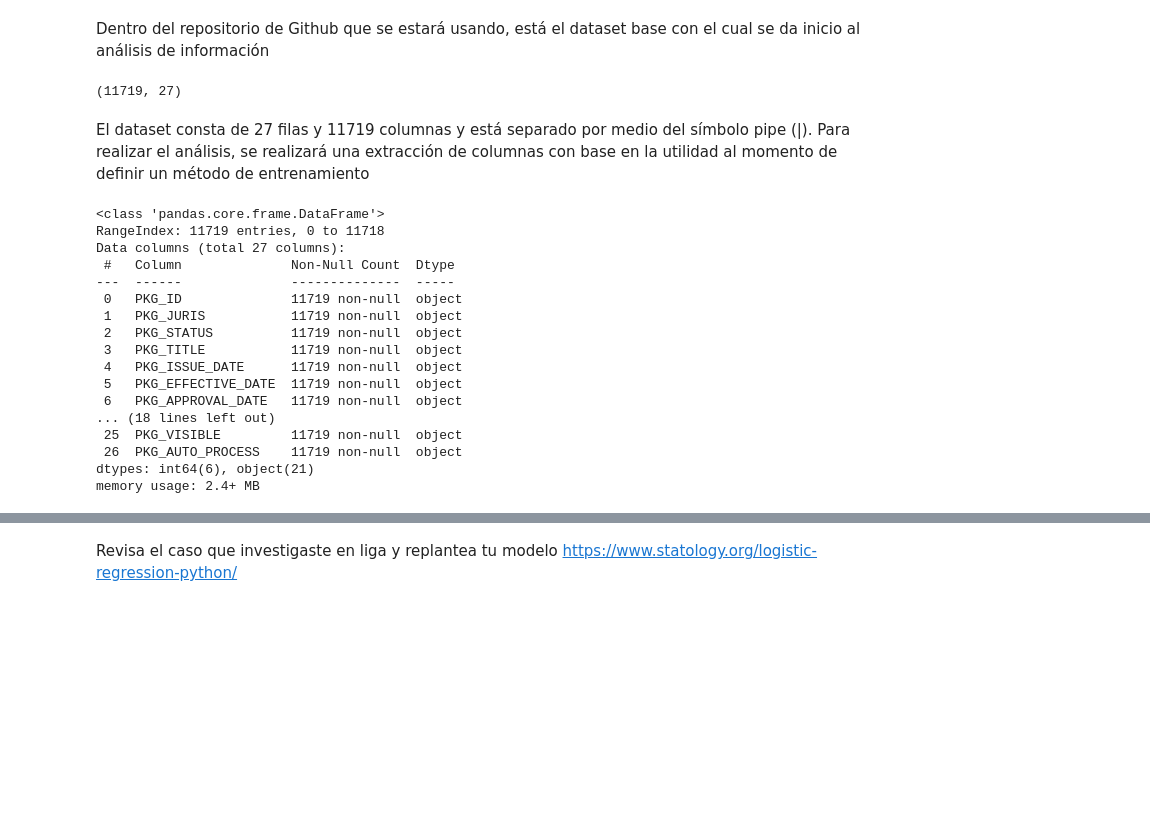
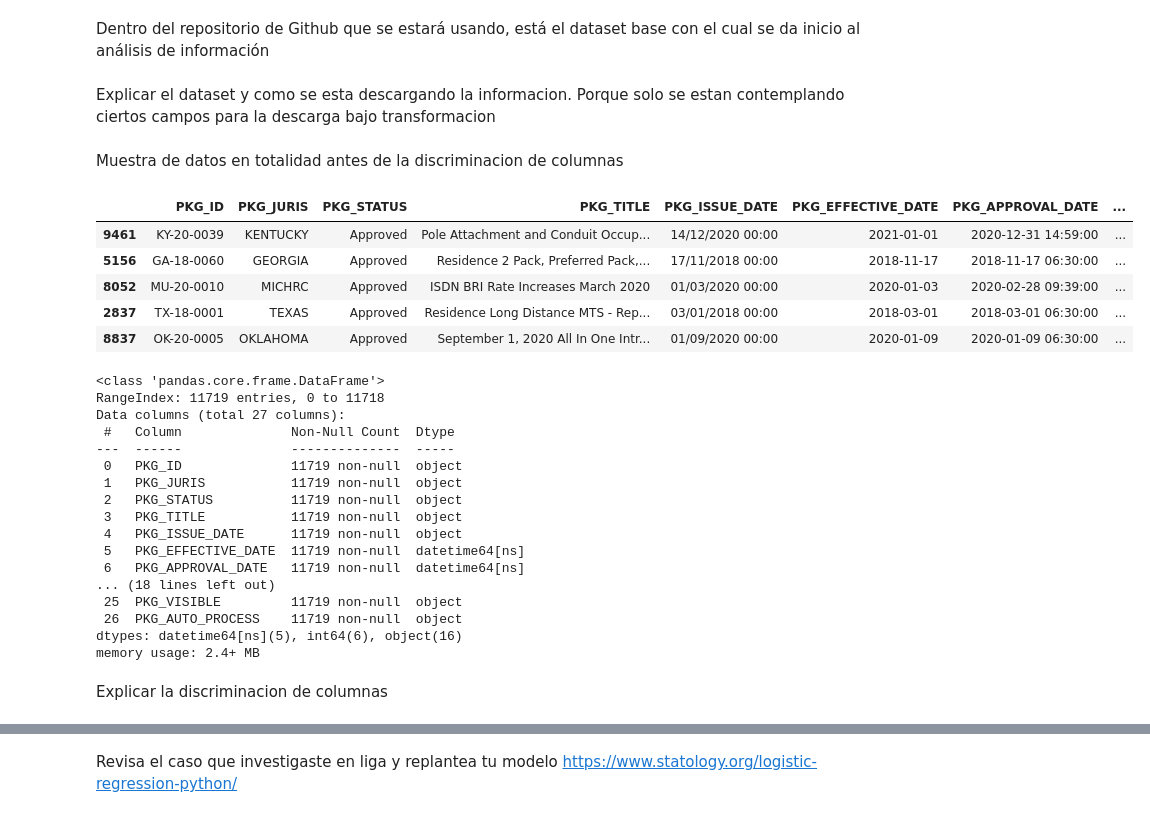
Before and after one commit to wlvvs/FY22-Q2-AI-Hackathon-Anomaly-Detection, a Jupyter notebook: notebooks/AnomalyDetection.ipynb, the cells around one changed output, grey strips where cells are left out. Drawn from its saved outputs; the diff is of its cells as text; code cells hidden in the pictures; blank space fills up the shorter version.

Commit message:
Cleaning and adding columns. Data frame is finished

```diff
--- a/notebooks/AnomalyDetection.ipynb
+++ b/notebooks/AnomalyDetection.ipynb
@@ -9,11 +10,19 @@ url ='https://raw.githubusercontent.com/wlvvs/FY22-Q2-AI-Hackathon-Anomaly-Detec
+# %% [markdown]
+Explicar el dataset y como se esta descargando la informacion. Porque solo se estan contemplando ciertos campos para la descarga bajo transformacion
 # %%
-df = pd.read_csv(url,sep='|')
+df = pd.read_csv(url,sep ='|',
+                 parse_dates = ['PKG_EFFECTIVE_DATE', 'PKG_APPROVAL_DATE', 'PKG_FILED_DATE','PKG_CREATE_DATE', 'PKG_PUBLISHED_DATE'])
-# %%
-df.shape
-# %% [output]
-(11719, 27)
-# %% [markdown]
-El dataset consta de 27 filas y 11719 columnas y está separado por medio del símbolo pipe (|). Para realizar el análisis, se realizará una extracción de columnas con base en la utilidad al momento de definir un método de entrenamiento
+# %% [markdown]
+Muestra de datos en totalidad antes de la discriminacion de columnas
+# %%
+df.sample(5)
+# %% [output]
+|  | PKG_ID | PKG_JURIS | PKG_STATUS | PKG_TITLE | PKG_ISSUE_DATE | PKG_EFFECTIVE_DATE | PKG_APPROVAL_DATE | ... |
+| 9461 | KY-20-0039 | KENTUCKY | Approved | Pole Attachment and Conduit Occup... | 14/12/2020 00:00 | 2021-01-01 | 2020-12-31 14:59:00 | ... |
+| 5156 | GA-18-0060 | GEORGIA | Approved | Residence 2 Pack, Preferred Pack,... | 17/11/2018 00:00 | 2018-11-17 | 2018-11-17 06:30:00 | ... |
+| 8052 | MU-20-0010 | MICHRC | Approved | ISDN BRI Rate Increases March 2020 | 01/03/2020 00:00 | 2020-01-03 | 2020-02-28 09:39:00 | ... |
+| 2837 | TX-18-0001 | TEXAS | Approved | Residence Long Distance MTS - Rep... | 03/01/2018 00:00 | 2018-03-01 | 2018-03-01 06:30:00 | ... |
+| 8837 | OK-20-0005 | OKLAHOMA | Approved | September 1, 2020 All In One Intr... | 01/09/2020 00:00 | 2020-01-09 | 2020-01-09 06:30:00 | ... |
 # %%
 df.info()
 # %% [output]
@@ -27,11 +36,13 @@ Data columns (total 27 columns):
  2   PKG_STATUS          11719 non-null  object
  3   PKG_TITLE           11719 non-null  object
  4   PKG_ISSUE_DATE      11719 non-null  object
- 5   PKG_EFFECTIVE_DATE  11719 non-null  object
- 6   PKG_APPROVAL_DATE   11719 non-null  object
+ 5   PKG_EFFECTIVE_DATE  11719 non-null  datetime64[ns]
+ 6   PKG_APPROVAL_DATE   11719 non-null  datetime64[ns]
 ... (18 lines left out)
  25  PKG_VISIBLE         11719 non-null  object
  26  PKG_AUTO_PROCESS    11719 non-null  object
-dtypes: int64(6), object(21)
+dtypes: datetime64[ns](5), int64(6), object(16)
 memory usage: 2.4+ MB
+# %% [markdown]
+Explicar la discriminacion de columnas
 # %%
```
Also changed, not shown: parts of 20 cells of this notebook.
